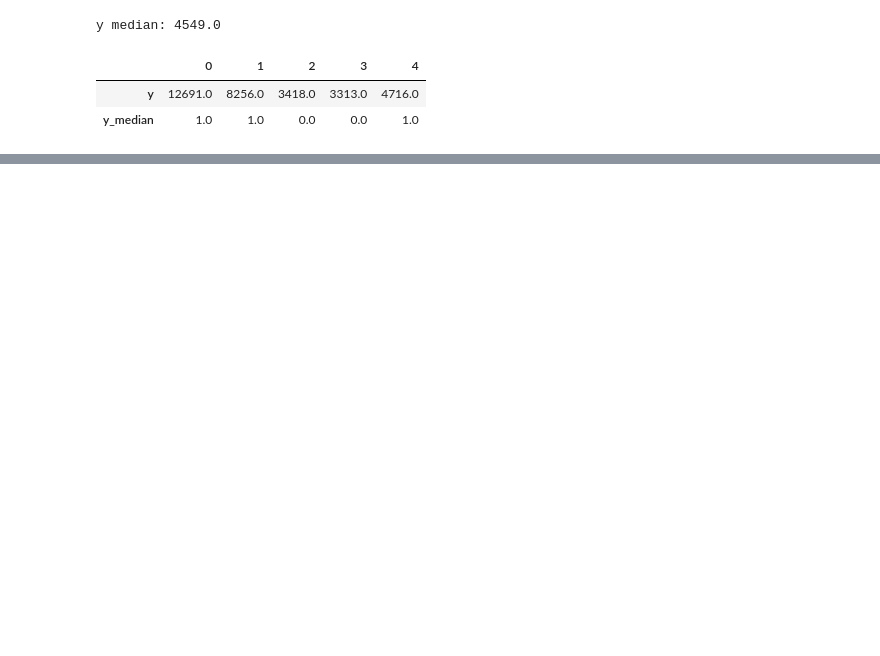
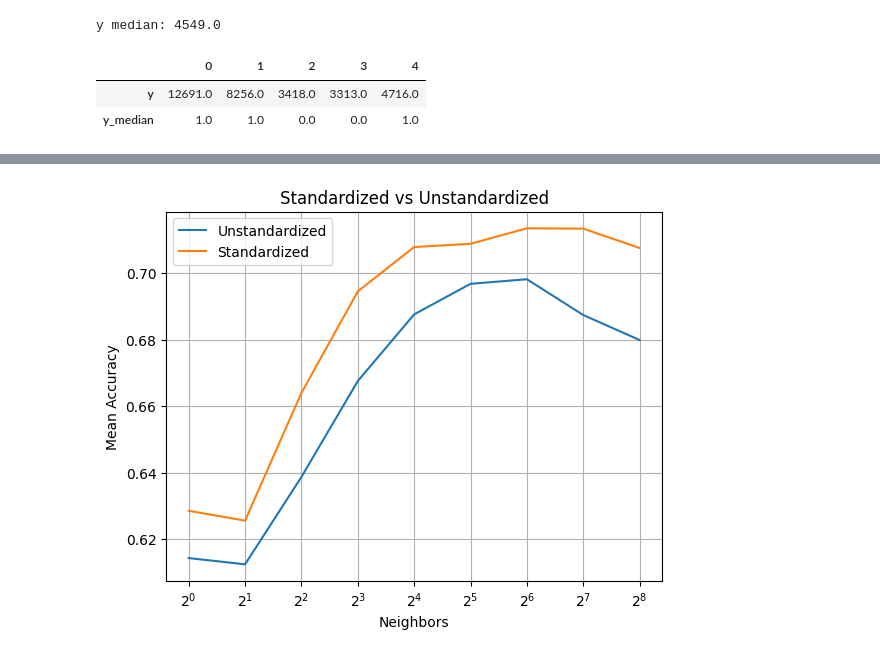
Before and after one commit to s-colins/CS345-Final-Project, a Jupyter notebook: final-project.ipynb, the cells around one changed output, grey strips where cells are left out. Cells and saved outputs as stored; diff of their text form; code cells hidden in the pictures; blank space fills up the shorter version.

```diff
--- a/final-project.ipynb
+++ b/final-project.ipynb
@@ -99,7 +103,7 @@ header_parts = []
 for col_name in boolean_cols:
     idx = personal_features[col_name]
     col = X[:, idx]
-    first_value = col[0] # The first value is going to be represented by 1
+    first_value = col[0] # The first entry's value is going to be represented by 1
     binary_col = np.where(col == first_value, 1, 0)
     X_numerical_parts.append(binary_col.reshape(-1, 1)) # reshape for hstack
     header_parts.append(f"{first_value}=1")
@@ -119,6 +123,9 @@ for col_name in categorical_cols:
 
 X_numerical = np.hstack(X_numerical_parts)
 
+# dict for cleaner indexing later on
+headers = { header: i for i, header in enumerate(header_parts) }
+
 pd.DataFrame(X_numerical[:5, :], columns=header_parts)
 # %% [output]
 |  | Existing Customer=1 | M=1 | Customer_Age | Dependent_count | Total_Relationship_Count | College | Doctorate | ... |
@@ -214,0 +236,15 @@ y median: 4549.0
+# %%
+def standardize_col(col):
+    col_mean = np.mean(col)
+    col_std = np.std(col)
+    if col_std == 0:
+        col_std = 1
+    return (col - col_mean) / col_std
+
+X_standardized = X_numerical.copy()
+
+for col_name in integer_cols:
+    idx = headers[col_name]
+    X_standardized[:, idx] = standardize_col(X_standardized[:, idx])
+
+pd.DataFrame(X_standardized[:5], columns=header_parts)
@@ -214,0 +271,29 @@ y median: 4549.0
+# %%
+from sklearn.neighbors import KNeighborsClassifier
+from sklearn.model_selection import StratifiedKFold, cross_val_score
+
+def get_knn_accuracies(X, y, k_values):
+    accuracies = []
+    cv = StratifiedKFold(n_splits=5, shuffle=True, random_state=42)
+    for k in k_values:
+        classifier = KNeighborsClassifier(k)
+        scores = cross_val_score(classifier, X, y, cv=cv, scoring="accuracy")
+        accuracies.append(np.mean(scores))
+    return accuracies
+
+k_values = [1, 2, 4, 8, 16, 32, 64, 128, 256]
+unstandardized_accuracies = get_knn_accuracies(X_numerical, y_median, k_values)
+standardized_accuracies = get_knn_accuracies(X_standardized, y_median, k_values)
+
+plt.plot(k_values, unstandardized_accuracies, label="Unstandardized")
+plt.plot(k_values, standardized_accuracies, label="Standardized")
+
+plt.xscale('log', base=2)
+plt.xlabel("Neighbors")
+plt.ylabel("Mean Accuracy")
+plt.title("Standardized vs Unstandardized")
+plt.grid(True)
+plt.legend()
+plt.show()
+# %% [output]
+[figure, added]
```
Also changed, not shown: parts of 12 cells of this notebook.
